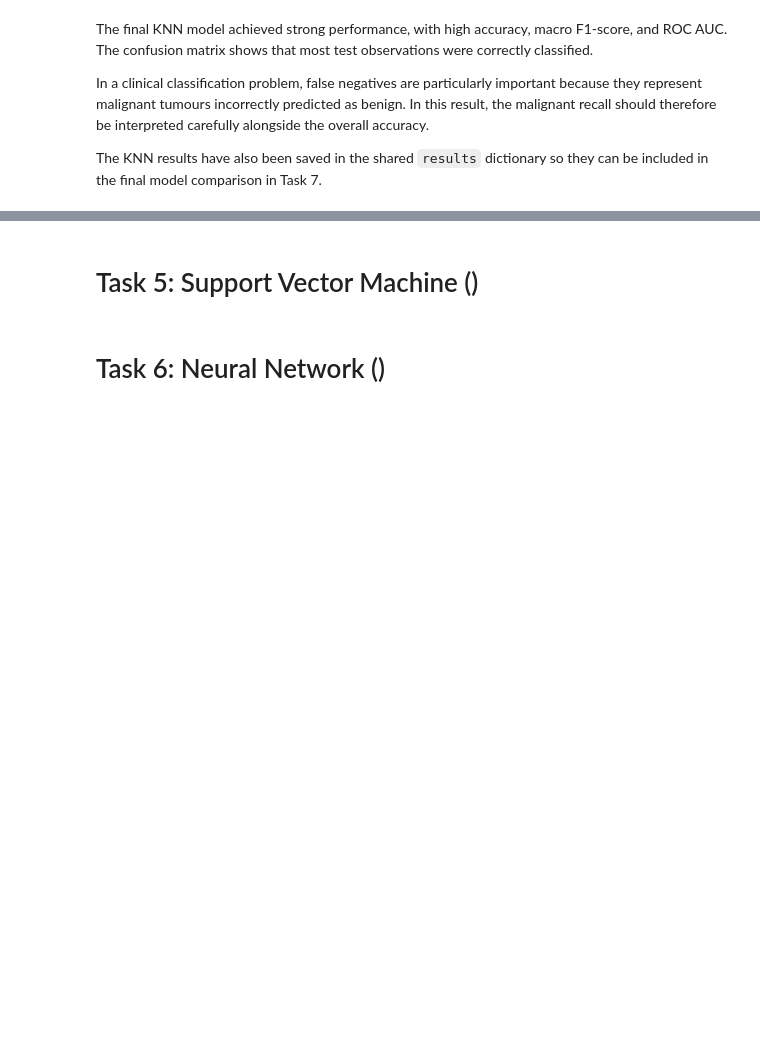
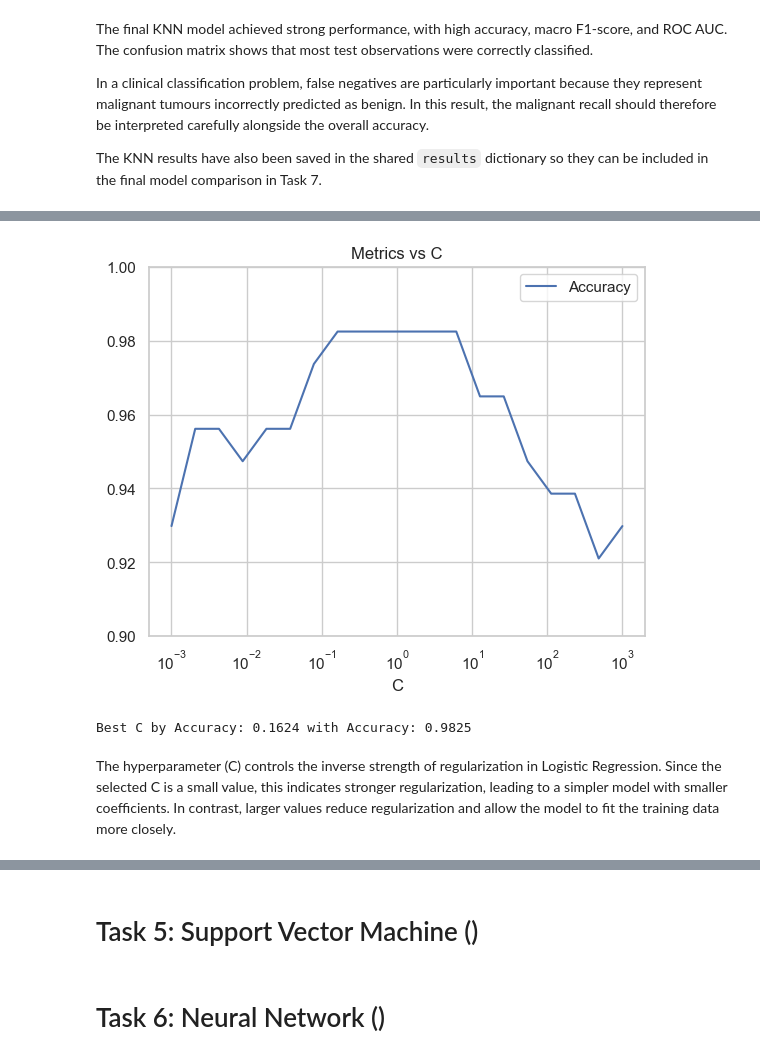
Before and after one commit to harasarahh/machine-learning-projects, a Jupyter notebook: SupervisedLearning/ML_assignment2.ipynb, the cells around one changed output, grey strips where cells are left out. Drawn from its saved outputs; the diff is of its cells as text; code cells hidden in the pictures; blank space fills up the shorter version.

```diff
--- a/SupervisedLearning/ML_assignment2.ipynb
+++ b/SupervisedLearning/ML_assignment2.ipynb
@@ -482,0 +492,32 @@ The KNN results have also been saved in the shared `results` dictionary so they
+# %%
+X_test_scaled_df = pd.DataFrame(X_test_scaled, columns=X.columns)
+
+C_values = np.logspace(-3, 3, 20)
+
+accs = []
+
+for C in C_values:
+    lr = LogisticRegression(C=C, max_iter=1000)
+    lr.fit(X_train_scaled_df, y_train)
+
+    y_pred = lr.predict(X_test_scaled_df)
+    y_prob = lr.predict_proba(X_test_scaled_df)[:, 1]
+
+    accs.append(lr.score(X_test_scaled_df, y_test))
+
+plt.figure()
+plt.plot(C_values, accs, label='Accuracy')
+plt.xscale('log')
+plt.ylim(0.9, 1)
+plt.legend()
+plt.xlabel('C')
+plt.title('Metrics vs C')
+plt.show()
+
+best_C_acc = C_values[np.argmax(accs)]
+print(f'Best C by Accuracy: {best_C_acc:.4f} with Accuracy: {max(accs):.4f}')
+# %% [output]
+[figure, added]
+Best C by Accuracy: 0.1624 with Accuracy: 0.9825
+# %% [markdown]
+The hyperparameter (C) controls the inverse strength of regularization in Logistic Regression. Since the selected C is a small value, this indicates stronger regularization, leading to a simpler model with smaller coefficients. In contrast, larger values reduce regularization and allow the model to fit the training data more closely.
```
Also changed, not shown: parts of 17 cells of this notebook.
